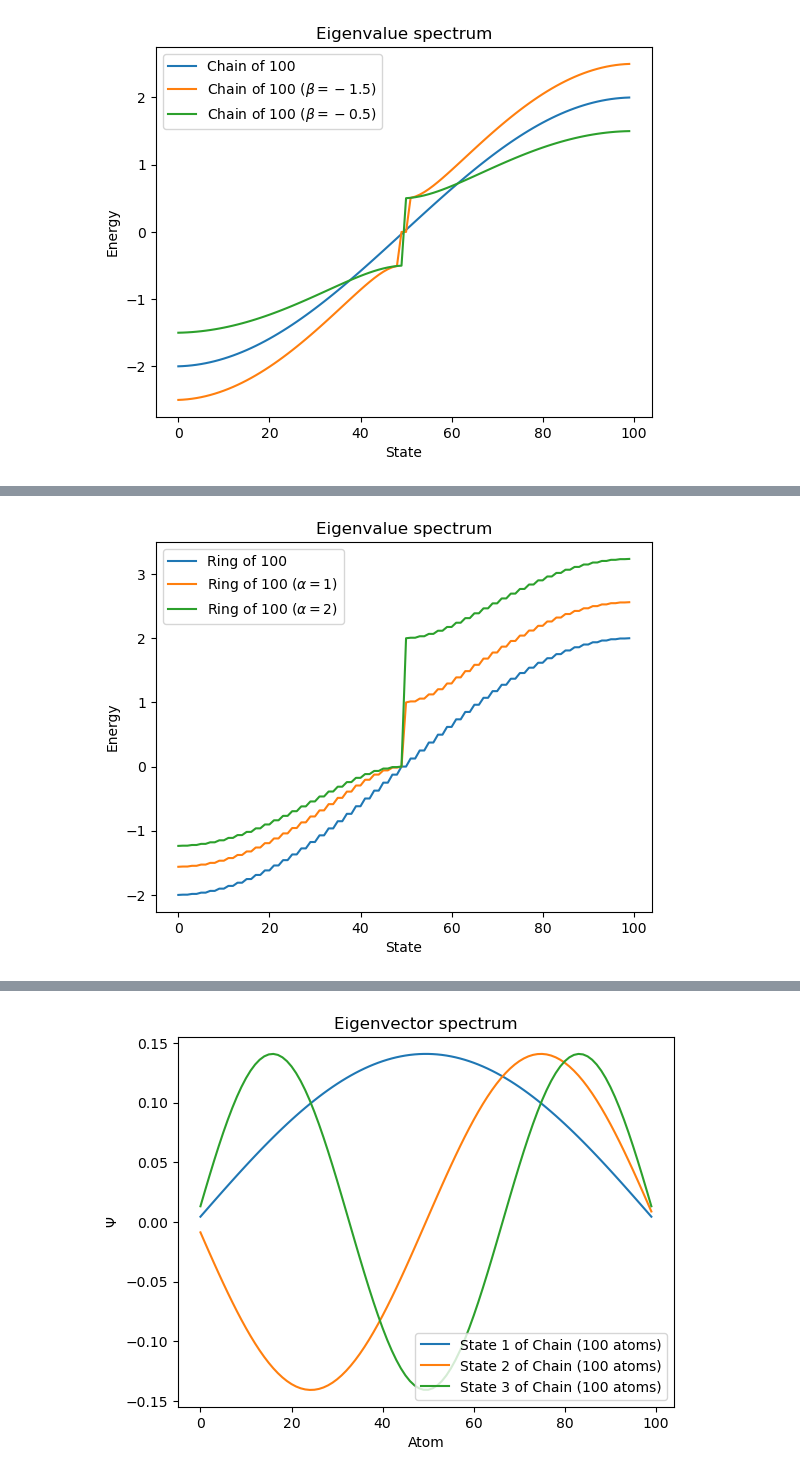
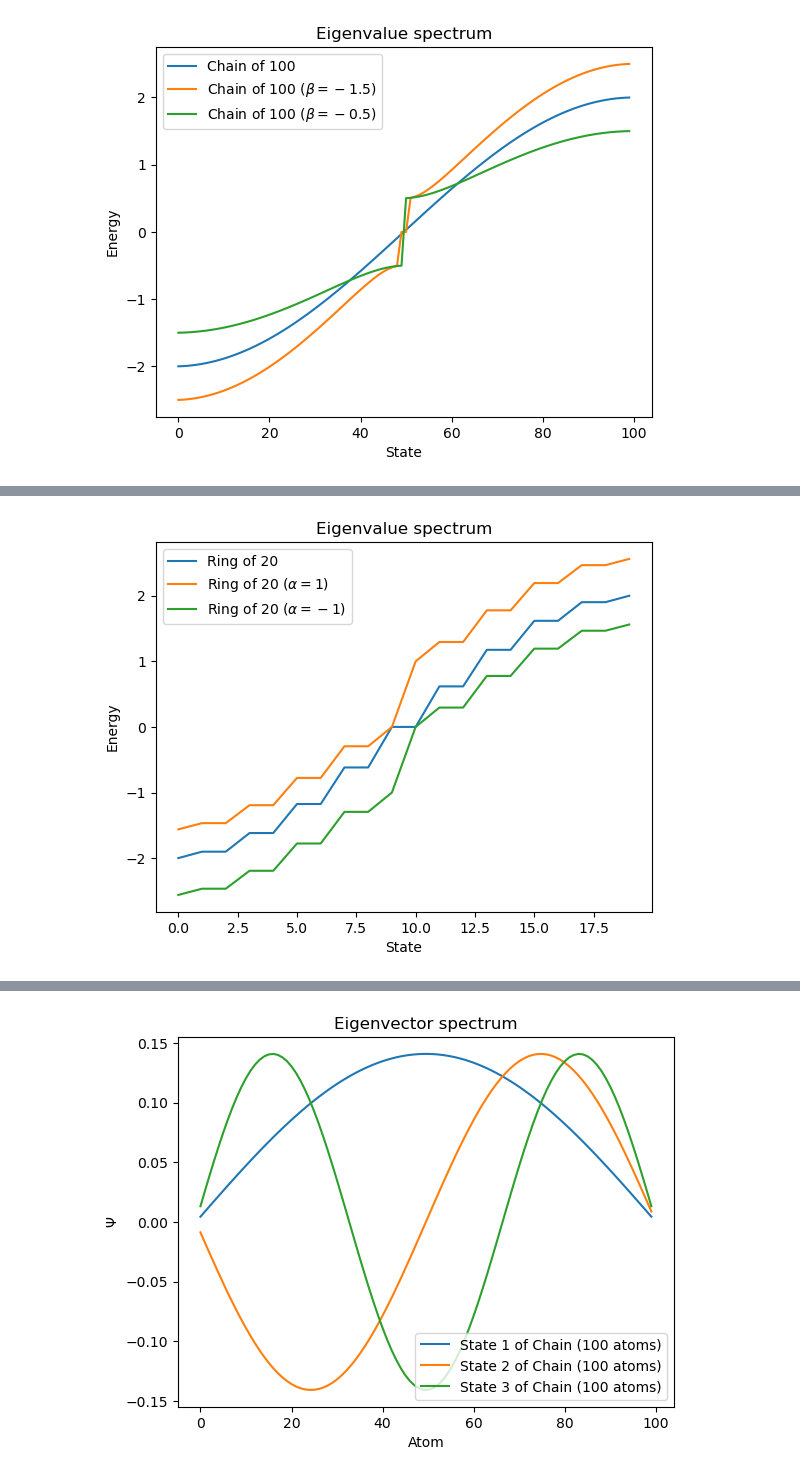
Before and after one commit to matarabadanf/Huckel-HW, a Jupyter notebook: plots/Plots.ipynb, the cells around one changed output, grey strips where cells are left out. Saved outputs shown, nothing was run; the diff lists cells and outputs as text; code cells hidden in the pictures.

```diff
--- a/plots/Plots.ipynb
+++ b/plots/Plots.ipynb
@@ -62,21 +79,21 @@ plt.savefig('chain_beta_eigenvaules.jpg', dpi=600)
 # %%
 # Testing the influence alpha in the eigenvalues for a ring
-ring = Chain(100)
+ring = Chain(20)
 ring.close_ring()
 ring.plot_eigenvalues()
 
-ring_alpha_prime = Chain(100)
+ring_alpha_prime = Chain(20)
 ring_alpha_prime.close_ring()
 ring_alpha_prime.set_alpha_prime(1)
 ring_alpha_prime.plot_eigenvalues(comment=r'$\alpha=1$')
 
-ring_alpha_prime = Chain(100)
+ring_alpha_prime = Chain(20)
 ring_alpha_prime.close_ring()
-ring_alpha_prime.set_alpha_prime(2)
-ring_alpha_prime.plot_eigenvalues(comment=r'$\alpha=2$')
+ring_alpha_prime.set_alpha_prime(-1)
+ring_alpha_prime.plot_eigenvalues(comment=r'$\alpha=-1$')
 
 plt.savefig('alpha_in_ring.jpg', dpi=600)
 # %% [output]
-[figure, old version]
+[figure, new version]
 # %%
 # Testing the influence of beta in the eigenvalues for a ring
```
Also changed, not shown: parts of 7 cells of this notebook, 11 other files.
